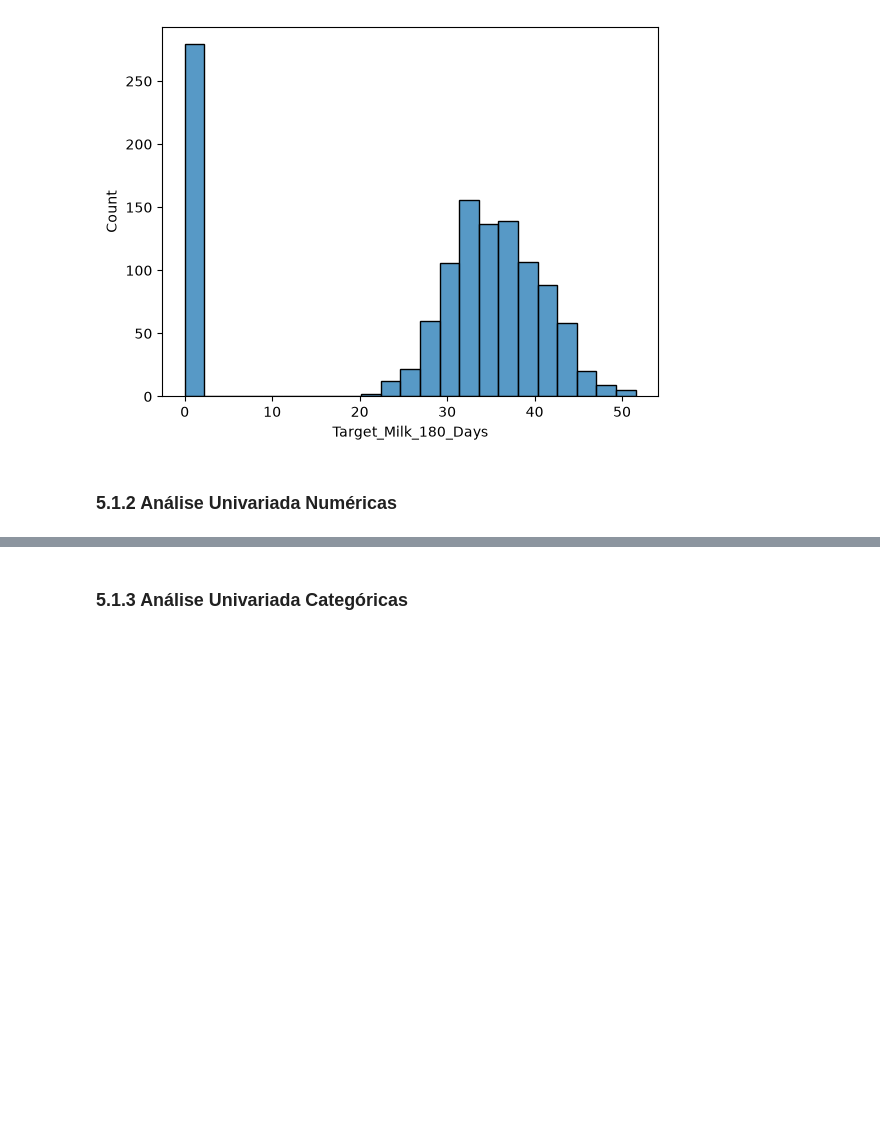
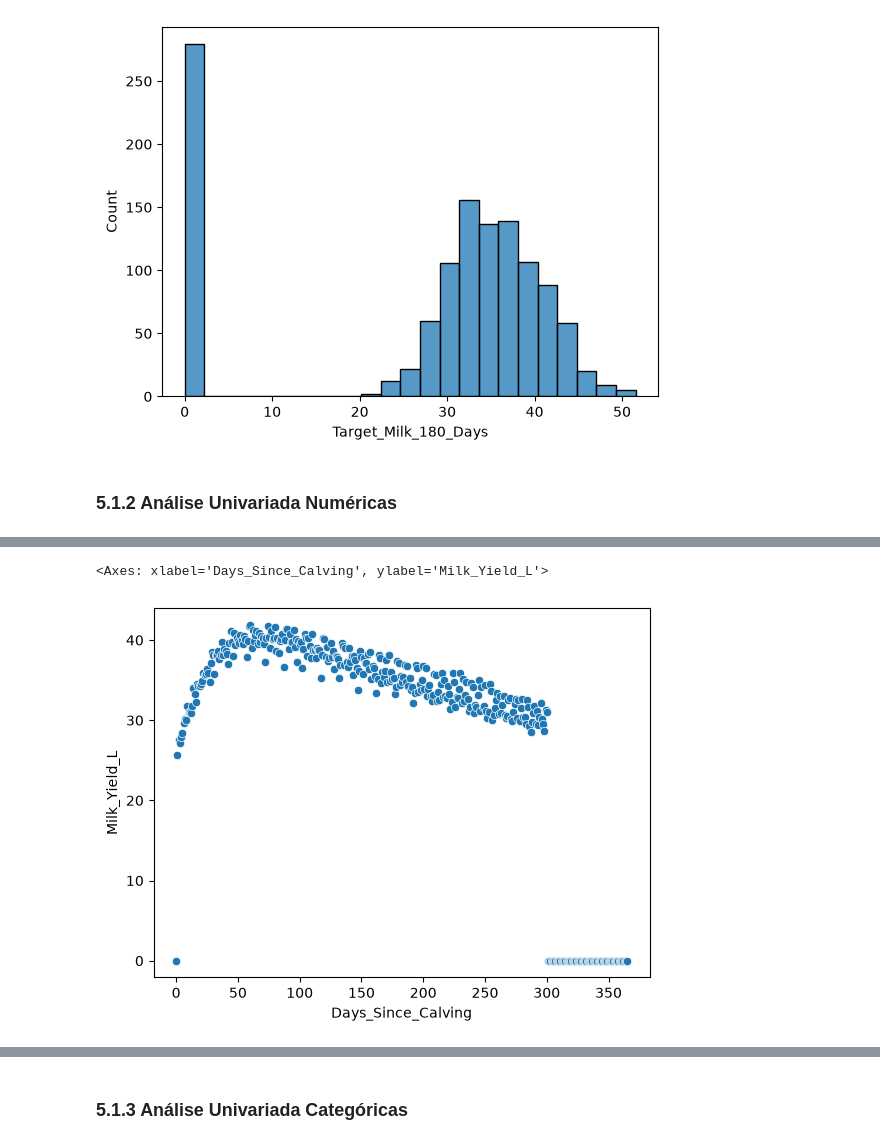
Before and after one commit to lucasffreitasds/projeto_milk_predict_180, a Jupyter notebook: projeto_milk_predict_180.ipynb, the cells around one changed output, grey strips where cells are left out. Saved outputs shown, nothing was run; the diff lists cells and outputs as text; code cells hidden in the pictures; blank space fills up the shorter version.

```diff
--- a/projeto_milk_predict_180.ipynb
+++ b/projeto_milk_predict_180.ipynb
@@ -932,0 +670,9 @@ Pelos valores da tabela, a nova classificação fica:
+# %%
+#testando curva de lactação por agrupamento
+
+vaca_agrup_prod_dim = df1.groupby('Days_Since_Calving')['Milk_Yield_L'].mean()
+
+sns.scatterplot(vaca_agrup_prod_dim)
+# %% [output]
+<Axes: xlabel='Days_Since_Calving', ylabel='Milk_Yield_L'>
+[figure, added]
```
Also changed, not shown: parts of 12 cells of this notebook.
